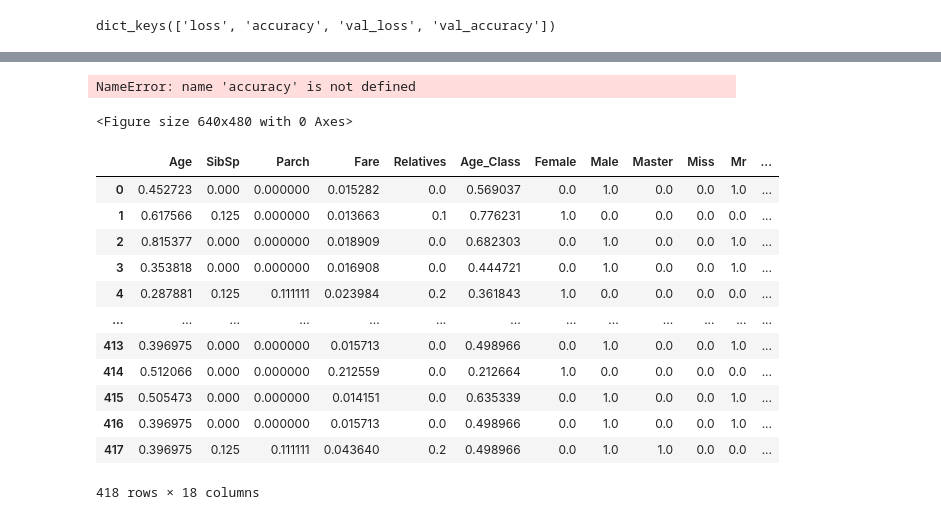
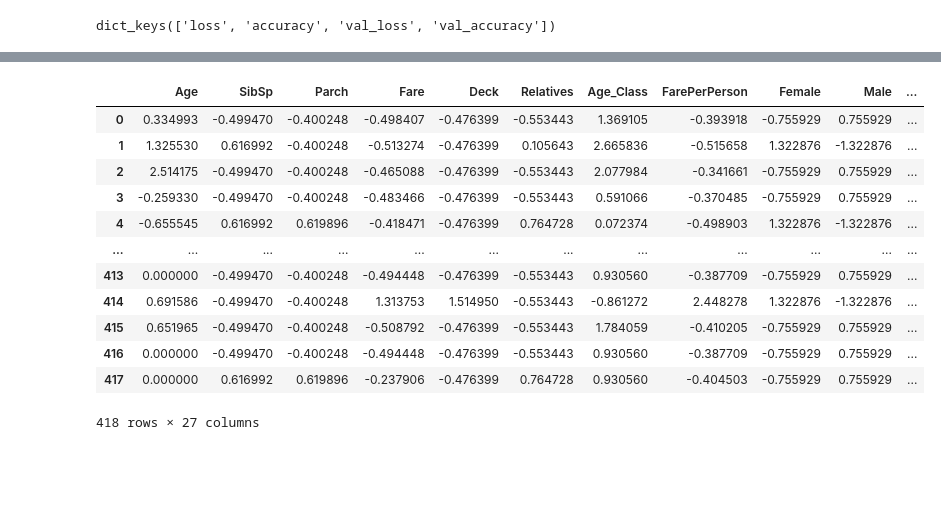
Before and after one commit to RomanHubcik/Python, a Jupyter notebook: machine_learning/1. Titanic/4. Titanic - Model - Artifical Neural Network.ipynb, the cells around one changed output, grey strips where cells are left out. Drawn from its saved outputs; the diff is of its cells as text; code cells hidden in the pictures; blank space fills up the shorter version.

```diff
--- a/machine_learning/1. Titanic/4. Titanic - Model - Artifical Neural Network.ipynb
+++ b/machine_learning/1. Titanic/4. Titanic - Model - Artifical Neural Network.ipynb
@@ -74,39 +106,36 @@ dict_keys(['loss', 'accuracy', 'val_loss', 'val_accuracy'])
 # %%
-#neural network result
-import matplotlib.pyplot as plt
-plt.clf()   # clear figure
+# #neural network result
+# import matplotlib.pyplot as plt
+# plt.clf()   # clear figure
 
-epochs = 100
-plt.plot(epochs, accuracy, 'bo', label='Training acc')
-plt.plot(epochs, val_accuracy, 'b', label='Validation acc')
-plt.title('Training and validation accuracy')
-plt.xlabel('Epochs')
-plt.ylabel('Accuracy')
-plt.legend()
+# epochs = 250
+# plt.plot(epochs, accuracy, 'bo', label='Training acc')
+# plt.plot(epochs, val_accuracy, 'b', label='Validation acc')
+# plt.title('Training and validation accuracy')
+# plt.xlabel('Epochs')
+# plt.ylabel('Accuracy')
+# plt.legend()
 
-plt.show()
+# plt.show()
-# %% [output]
-NameError: name 'accuracy' is not defined
-<Figure size 640x480 with 0 Axes>
 # %%
-X_pred = pd.read_csv('titanic_test_preprocessed2.csv')
+X_pred = pd.read_csv('titanic_test_preprocessed.csv')
 X_pred.replace([np.inf, -np.inf], np.nan, inplace=True) # becaouse of error NaN/inf
 X_pred.fillna(999, inplace=True) # becaouse of error NaN/inf
 X_pred
 # %% [output]
-|  | Age | SibSp | Parch | Fare | Relatives | Age_Class | Female | Male | Master | Miss | Mr | ... |
-| 0 | 0.452723 | 0.000 | 0.000000 | 0.015282 | 0.0 | 0.569037 | 0.0 | 1.0 | 0.0 | 0.0 | 1.0 | ... |
-| 1 | 0.617566 | 0.125 | 0.000000 | 0.013663 | 0.1 | 0.776231 | 1.0 | 0.0 | 0.0 | 0.0 | 0.0 | ... |
-| 2 | 0.815377 | 0.000 | 0.000000 | 0.018909 | 0.0 | 0.682303 | 0.0 | 1.0 | 0.0 | 0.0 | 1.0 | ... |
-| 3 | 0.353818 | 0.000 | 0.000000 | 0.016908 | 0.0 | 0.444721 | 0.0 | 1.0 | 0.0 | 0.0 | 1.0 | ... |
-| 4 | 0.287881 | 0.125 | 0.111111 | 0.023984 | 0.2 | 0.361843 | 1.0 | 0.0 | 0.0 | 0.0 | 0.0 | ... |
-| ... | ... | ... | ... | ... | ... | ... | ... | ... | ... | ... | ... | ... |
-| 413 | 0.396975 | 0.000 | 0.000000 | 0.015713 | 0.0 | 0.498966 | 0.0 | 1.0 | 0.0 | 0.0 | 1.0 | ... |
-| 414 | 0.512066 | 0.000 | 0.000000 | 0.212559 | 0.0 | 0.212664 | 1.0 | 0.0 | 0.0 | 0.0 | 0.0 | ... |
-| 415 | 0.505473 | 0.000 | 0.000000 | 0.014151 | 0.0 | 0.635339 | 0.0 | 1.0 | 0.0 | 0.0 | 1.0 | ... |
-| 416 | 0.396975 | 0.000 | 0.000000 | 0.015713 | 0.0 | 0.498966 | 0.0 | 1.0 | 0.0 | 0.0 | 1.0 | ... |
-| 417 | 0.396975 | 0.125 | 0.111111 | 0.043640 | 0.2 | 0.498966 | 0.0 | 1.0 | 1.0 | 0.0 | 0.0 | ... |
+|  | Age | SibSp | Parch | Fare | Deck | Relatives | Age_Class | FarePerPerson | Female | Male | ... |
+| 0 | 0.334993 | -0.499470 | -0.400248 | -0.498407 | -0.476399 | -0.553443 | 1.369105 | -0.393918 | -0.755929 | 0.755929 | ... |
+| 1 | 1.325530 | 0.616992 | -0.400248 | -0.513274 | -0.476399 | 0.105643 | 2.665836 | -0.515658 | 1.322876 | -1.322876 | ... |
+| 2 | 2.514175 | -0.499470 | -0.400248 | -0.465088 | -0.476399 | -0.553443 | 2.077984 | -0.341661 | -0.755929 | 0.755929 | ... |
+| 3 | -0.259330 | -0.499470 | -0.400248 | -0.483466 | -0.476399 | -0.553443 | 0.591066 | -0.370485 | -0.755929 | 0.755929 | ... |
+| 4 | -0.655545 | 0.616992 | 0.619896 | -0.418471 | -0.476399 | 0.764728 | 0.072374 | -0.498903 | 1.322876 | -1.322876 | ... |
+| ... | ... | ... | ... | ... | ... | ... | ... | ... | ... | ... | ... |
+| 413 | 0.000000 | -0.499470 | -0.400248 | -0.494448 | -0.476399 | -0.553443 | 0.930560 | -0.387709 | -0.755929 | 0.755929 | ... |
+| 414 | 0.691586 | -0.499470 | -0.400248 | 1.313753 | 1.514950 | -0.553443 | -0.861272 | 2.448278 | 1.322876 | -1.322876 | ... |
+| 415 | 0.651965 | -0.499470 | -0.400248 | -0.508792 | -0.476399 | -0.553443 | 1.784059 | -0.410205 | -0.755929 | 0.755929 | ... |
+| 416 | 0.000000 | -0.499470 | -0.400248 | -0.494448 | -0.476399 | -0.553443 | 0.930560 | -0.387709 | -0.755929 | 0.755929 | ... |
+| 417 | 0.000000 | 0.616992 | 0.619896 | -0.237906 | -0.476399 | 0.764728 | 0.930560 | -0.404503 | -0.755929 | 0.755929 | ... |
-418 rows × 18 columns
+418 rows × 27 columns
 # %%
 # X_pred_convert = np.nan_to_num(X_pred) # conversion, otherwise y_pred throws an error
 # X_pred_convert = np.asarray(X_pred_convert).astype(np.float32)
```
Also changed, not shown: parts of 9 cells of this notebook, 16 other files.
